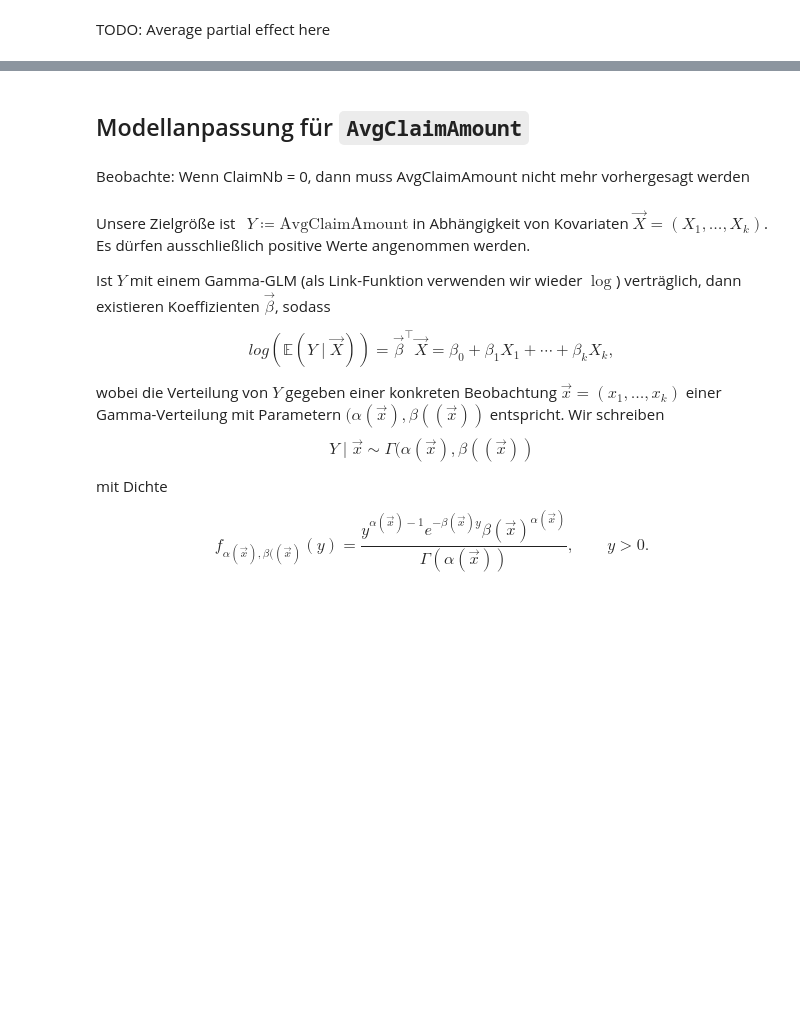
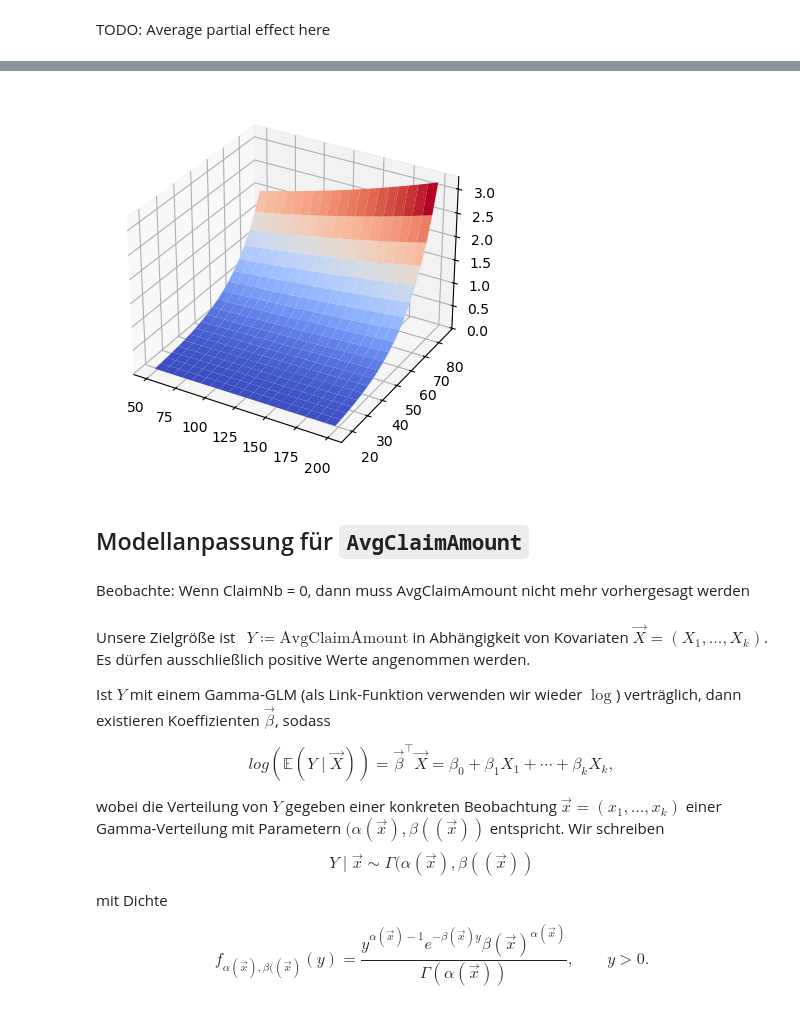
Before and after one commit to mvaassen/axa-data-challenge, a Jupyter notebook: AXADataChallenge/presentation.ipynb, the cells around one changed output, grey strips where cells are left out. Drawn from its saved outputs; the diff is of its cells as text; code cells hidden in the pictures; blank space fills up the shorter version.

````diff
--- a/AXADataChallenge/presentation.ipynb
+++ b/AXADataChallenge/presentation.ipynb
@@ -523,11 +533,11 @@ TODO: Average partial effect here
 
 formula = "ClaimNb ~ BonusMalus + DrivAge + VehAge + VehPower + Density + C(Area) + C(Region) + C(VehGas)"
 
-glm_poisson = smf.glm(formula=formula, data=train_claimnb, offset=np.log(train_claimnb["Exposure"]), family=sm.families.Poisson())
-res_poisson = glm_poisson.fit()
+glm_poisson_full = smf.glm(formula=formula, data=train_claimnb, offset=np.log(train_claimnb["Exposure"]), family=sm.families.Poisson())
+res_poisson_full = glm_poisson.fit()
 
 
-print(res_poisson.summary())
+print(res_poisson_full.summary())
 # %% [output]
                  Generalized Linear Model Regression Results
 ==============================================================================
@@ -546,6 +556,32 @@ VehAge                    -0.0114      0.001     -7.627      0.000      -0.014
 VehPower                   0.0350      0.004      9.127      0.000       0.028       0.043
 Density                 1.604e-06   5.48e-06      0.292      0.770   -9.15e-06    1.24e-05
 ==========================================================================================
+# %%
+# Desired range and sample points for each feature
+x_feat1 = np.linspace(50, 200, 20)
+x_feat2 = np.linspace(18, 85, 20)
+
+xv, yv = np.meshgrid(x_feat1, x_feat2)
+
+def ptw_predict(x, y):
+    x_data = pd.DataFrame({"BonusMalus": [x], "DrivAge": [y]})
+    return res_poisson.predict(exog=x_data)
+
+predict_claimnb = np.empty((len(x_feat1), len(x_feat2)))
+for i, xcoord in enumerate(x_feat1):
+    for j, ycoord in enumerate(x_feat2):
+        predict_claimnb[i, j] = ptw_predict(xcoord, ycoord)
+
+# test_pred = res_gamma.predict(exog=test_avgclaimsev[["BonusMalus", "Density"]])
+
+fig, ax = plt.subplots(subplot_kw={"projection": "3d"})
+
+# Plot the surface.
+surf = ax.plot_surface(xv, yv, predict_claimnb, cmap=cm.coolwarm,
+                       linewidth=0, antialiased=True)
+plt.show()
+# %% [output]
+[figure, added]
 # %% [markdown]
 ## Modellanpassung für ```AvgClaimAmount```
 # %% [markdown]
````
Also changed, not shown: parts of 29 cells of this notebook.
